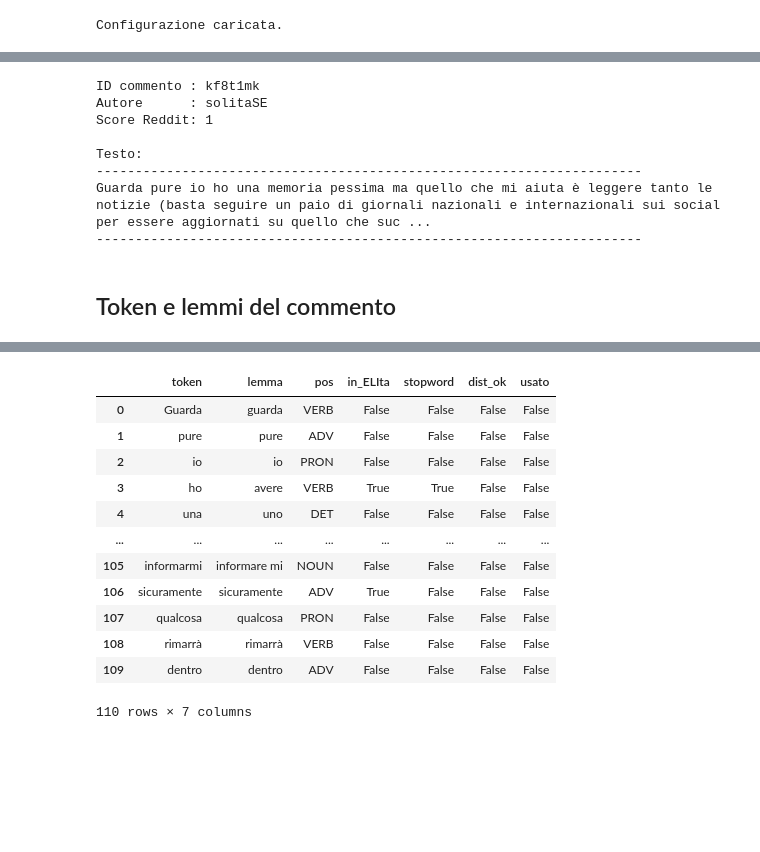
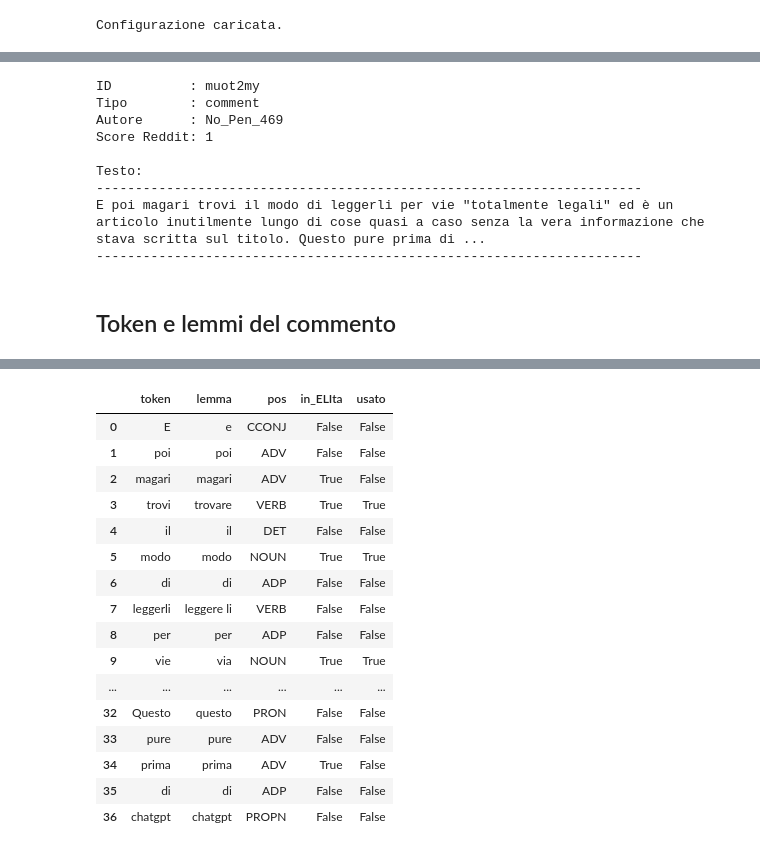
Before and after one commit to V3R0N1C4/ELIta_tesi, a Jupyter notebook: Fase3/Demo_Commento_Singolo.ipynb, the cells around one changed output, grey strips where cells are left out. Saved outputs shown, nothing was run; the diff lists cells and outputs as text; code cells hidden in the pictures; blank space fills up the shorter version.

Commit message:
adeguato Demo_Commento_Singolo.ipynb per i nuovi dati in analisi

```diff
--- a/Fase3/Demo_Commento_Singolo.ipynb
+++ b/Fase3/Demo_Commento_Singolo.ipynb
@@ -106,52 +101,55 @@ Modifica `COMMENT_INDEX` (0–699) per scegliere un commento diverso, oppure imp
 # %%
-COMMENT_INDEX = 16      # <--- cambia qui (0-699)
-COMMENT_ID    = None   # oppure specifica un ID, es. 'kfr4gvl'
+DOC_INDEX = 16       # <--- cambia qui (0-2359)
+DOC_ID    = None     # oppure specifica un ID, es. 'kfr4gvl' (commento) o '1idmjsb' (post)
+DOC_TYPE  = 'comment'  # 'comment', 'post', oppure None per tutti
 
-if COMMENT_ID:
-    row = df_corpus[df_corpus['comment_id'] == COMMENT_ID].iloc[0]
+# Filtra per tipo se richiesto
+df_sel = df_corpus[df_corpus['type'] == DOC_TYPE] if DOC_TYPE else df_corpus
+df_sel = df_sel.reset_index(drop=True)
+
+if DOC_ID:
+    row = df_sel[df_sel['doc_id'] == DOC_ID].iloc[0]
 else:
-    row = df_corpus.iloc[COMMENT_INDEX]
+    row = df_sel.iloc[DOC_INDEX]
 
-CID  = row['comment_id']
-TEXT = row['comment_text']
+CID  = row['doc_id']
+TEXT = row['text']
 
-print(f'ID commento : {CID}')
-print(f'Autore      : {row["comment_author"]}')
-print(f'Score Reddit: {row["comment_score"]}')
+print(f'ID          : {CID}')
+print(f'Tipo        : {row["type"]}')
+print(f'Autore      : {row["author"]}')
+print(f'Score Reddit: {row["score"]}')
 print()
 print('Testo:')
 print('-' * 70)
 print(TEXT)
 print('-' * 70)
 # %% [output]
-ID commento : kf8t1mk
-Autore      : solitaSE
+ID          : muot2my
+Tipo        : comment
+Autore      : No_Pen_469
 Score Reddit: 1
 
 Testo:
 ----------------------------------------------------------------------
-Guarda pure io ho una memoria pessima ma quello che mi aiuta è leggere tanto le notizie (basta seguire un paio di giornali nazionali e internazionali sui social per essere aggiornati su quello che suc ...
+E poi magari trovi il modo di leggerli per vie "totalmente legali" ed è un articolo inutilmente lungo di cose quasi a caso senza la vera informazione che stava scritta sul titolo. Questo pure prima di ...
 ----------------------------------------------------------------------
 # %% [markdown]
 ## Token e lemmi del commento
 # %%
-df_tok = df_tokens[df_tokens['comment_id'] == CID].copy()
+df_tok = df_tokens[df_tokens['doc_id'] == CID].copy()
 
 elita_idx_all = set(df_elita_final.index)
 
-df_tok['in_ELIta']  = df_tok['lemma'].isin(elita_idx_all)
-df_tok['pos_ok']    = df_tok['pos'].isin(POS_FILTER)
-df_tok['stopword']  = df_tok['lemma'].isin(ALL_STOPWORDS)
-df_tok['dist_ok']   = df_tok['lemma'].isin(ELITA_IDX_FILTERED)
-df_tok['usato']     = df_tok['in_ELIta'] & df_tok['pos_ok'] & ~df_tok['stopword'] & df_tok['dist_ok']
+df_tok['in_ELIta'] = df_tok['lemma'].isin(elita_idx_all)
+df_tok['pos_ok']   = df_tok['pos'].isin(POS_FILTER)
+df_tok['usato']    = df_tok['in_ELIta'] & df_tok['pos_ok']
 
-print(f'Token totali nel commento      : {len(df_tok)}')
+print(f'Token totali nel documento     : {len(df_tok)}')
 print(f'Con POS valida (ADJ/NOUN/VERB) : {df_tok["pos_ok"].sum()}')
 print(f'Trovati in ELIta               : {df_tok["in_ELIta"].sum()}')
-print(f'Stopwords rimosse              : {(df_tok["in_ELIta"] & df_tok["stopword"]).sum()}')
-print(f'Sotto soglia distintività      : {(df_tok["in_ELIta"] & df_tok["pos_ok"] & ~df_tok["stopword"] & ~df_tok["dist_ok"]).sum()}')
 print(f'Token usati per l\'analisi      : {df_tok["usato"].sum()}')
 print()
 
-display(df_tok[['token','lemma','pos','in_ELIta','stopword','dist_ok','usato']].reset_index(drop=True))
+display(df_tok[['token','lemma','pos','in_ELIta','usato']].reset_index(drop=True))
 # %% [output]
@@ -164,16 +160,20 @@ Token usati per l'analisi      : 13
-|  | token | lemma | pos | in_ELIta | stopword | dist_ok | usato |
-| 0 | Guarda | guarda | VERB | False | False | False | False |
-| 1 | pure | pure | ADV | False | False | False | False |
-| 2 | io | io | PRON | False | False | False | False |
-| 3 | ho | avere | VERB | True | True | False | False |
-| 4 | una | uno | DET | False | False | False | False |
-| ... | ... | ... | ... | ... | ... | ... | ... |
-| 105 | informarmi | informare mi | NOUN | False | False | False | False |
-| 106 | sicuramente | sicuramente | ADV | True | False | False | False |
-| 107 | qualcosa | qualcosa | PRON | False | False | False | False |
-| 108 | rimarrà | rimarrà | VERB | False | False | False | False |
-| 109 | dentro | dentro | ADV | False | False | False | False |
+|  | token | lemma | pos | in_ELIta | usato |
+| 0 | E | e | CCONJ | False | False |
+| 1 | poi | poi | ADV | False | False |
+| 2 | magari | magari | ADV | True | False |
+| 3 | trovi | trovare | VERB | True | True |
+| 4 | il | il | DET | False | False |
+| 5 | modo | modo | NOUN | True | True |
+| 6 | di | di | ADP | False | False |
+| 7 | leggerli | leggere li | VERB | False | False |
+| 8 | per | per | ADP | False | False |
+| 9 | vie | via | NOUN | True | True |
+| ... | ... | ... | ... | ... | ... |
+| 32 | Questo | questo | PRON | False | False |
+| 33 | pure | pure | ADV | False | False |
+| 34 | prima | prima | ADV | True | False |
+| 35 | di | di | ADP | False | False |
+| 36 | chatgpt | chatgpt | PROPN | False | False |
-110 rows × 7 columns
 # %% [markdown]
 ## Contributo emotivo per parola
 
```
Also changed, not shown: parts of 18 cells of this notebook.
